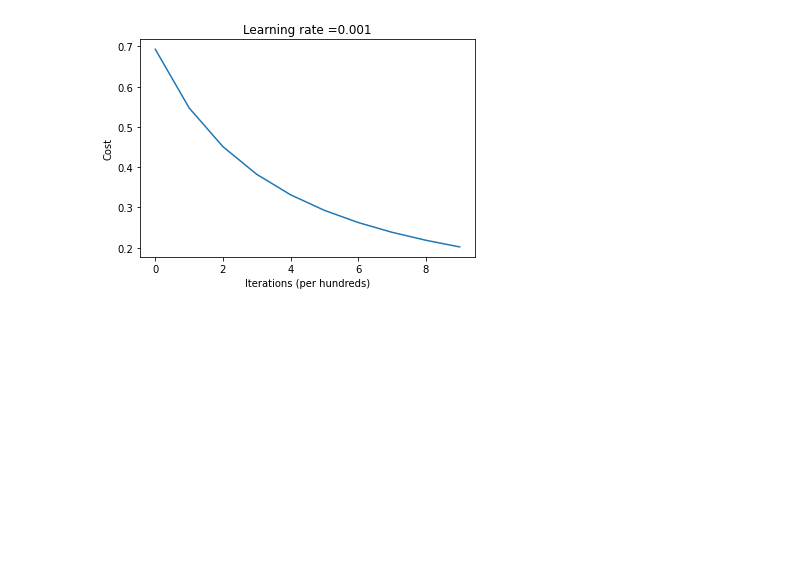
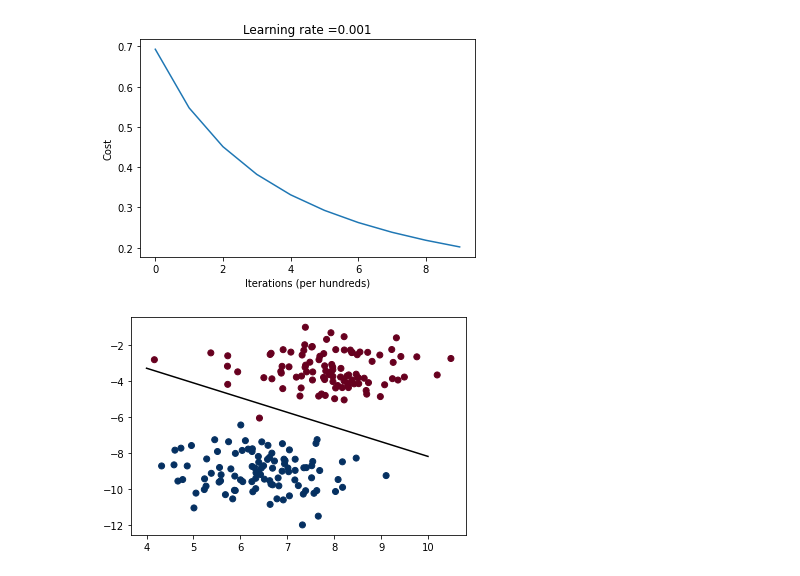
Before and after one commit to listless-dude/Scratch-DL, a Jupyter notebook: scratch-logistic-regression.ipynb, the cells around one changed output. Cells and saved outputs as stored; diff of their text form; code cells hidden in the pictures; blank space fills up the shorter version.

```diff
--- a/scratch-logistic-regression.ipynb
+++ b/scratch-logistic-regression.ipynb
@@ -186,3 +197,14 @@ plt.title("Learning rate =" + str(logistic_model["learning_rate"]))
 plt.show()
 # %% [output]
 [figure]
+# %%
+w = logistic_model['w']
+a = -w[0]/w[1]
+b = logistic_model['b']
+xx = np.linspace(4, 10)
+yy = a * xx + b
+plt.plot(xx, yy, 'k-')
+plt.scatter(X[:,0], X[:, 1], c=Y, cmap="RdBu")
+plt.show()
+# %% [output]
+[figure, added]
```
Also changed, not shown: parts of 4 cells of this notebook.
